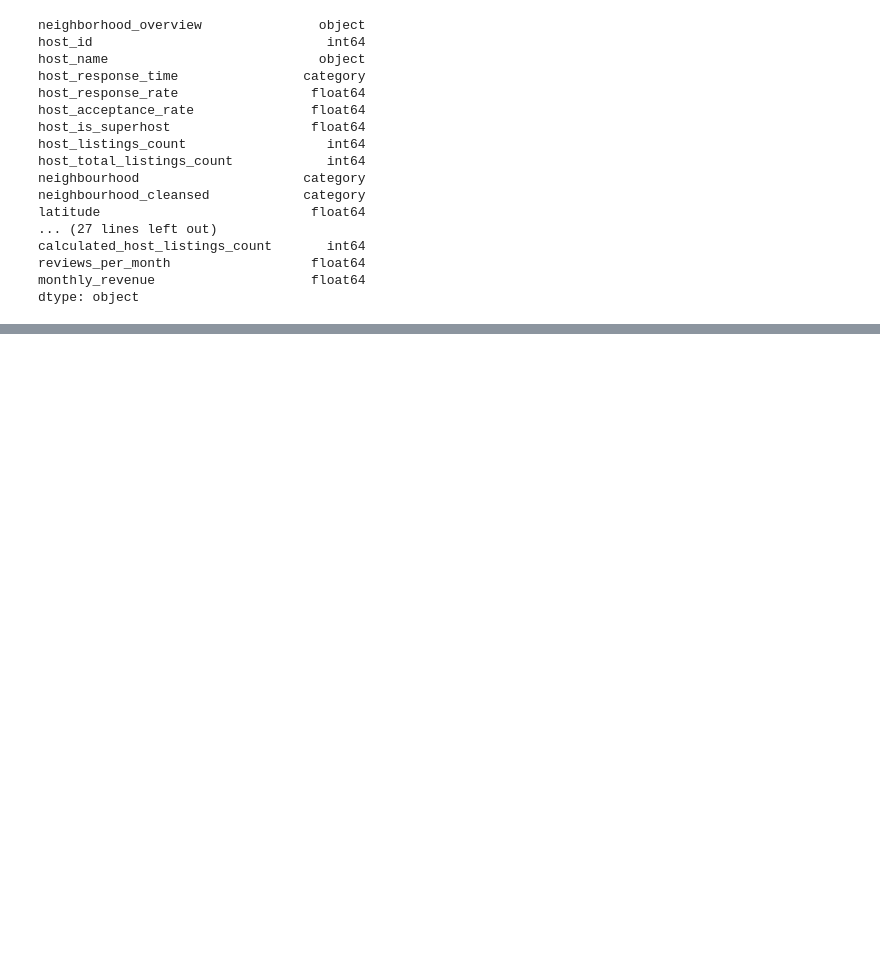
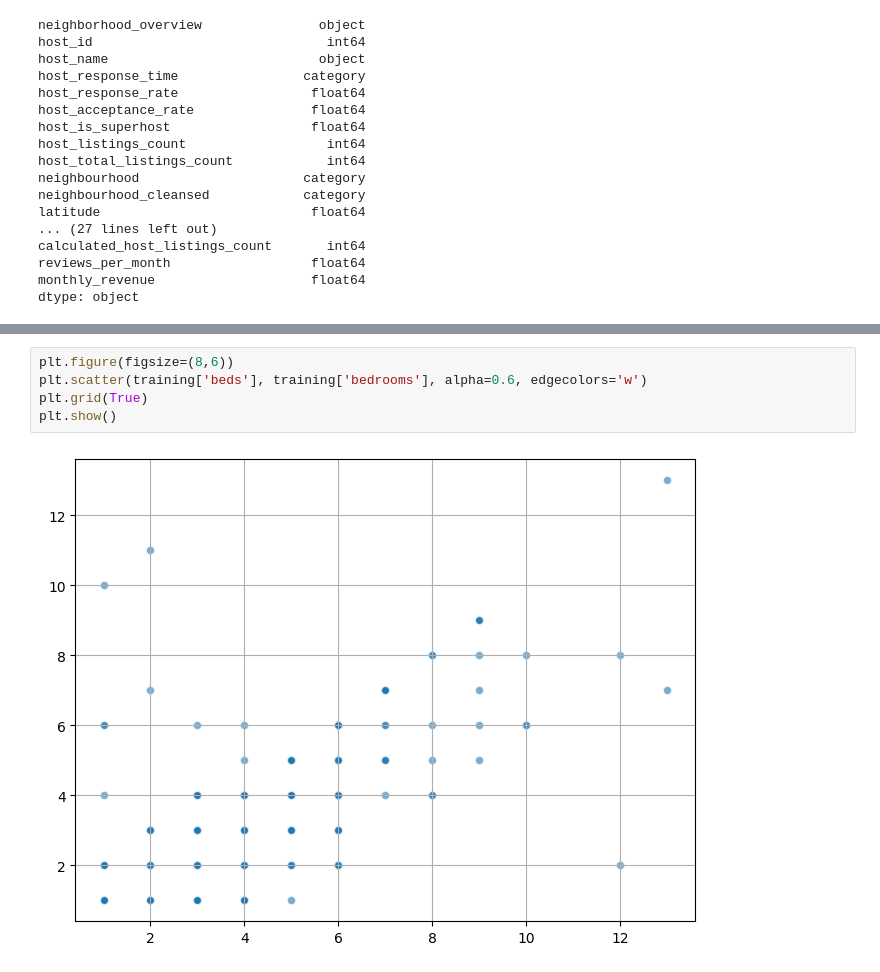
Before and after one commit to the-anh-hoang/WiDSCase, a Jupyter notebook: wrangle.ipynb, the cells around one changed output, grey strips where cells are left out. Drawn from its saved outputs; the diff is of its cells as text; blank space fills up the shorter version.

```diff
--- a/wrangle.ipynb
+++ b/wrangle.ipynb
@@ -87,0 +152,7 @@ dtype: object
+# %%
+plt.figure(figsize=(8,6))
+plt.scatter(training['beds'], training['bedrooms'], alpha=0.6, edgecolors='w')
+plt.grid(True)
+plt.show()
+# %% [output]
+[figure, added]
```
Also changed, not shown: parts of 9 cells of this notebook.
